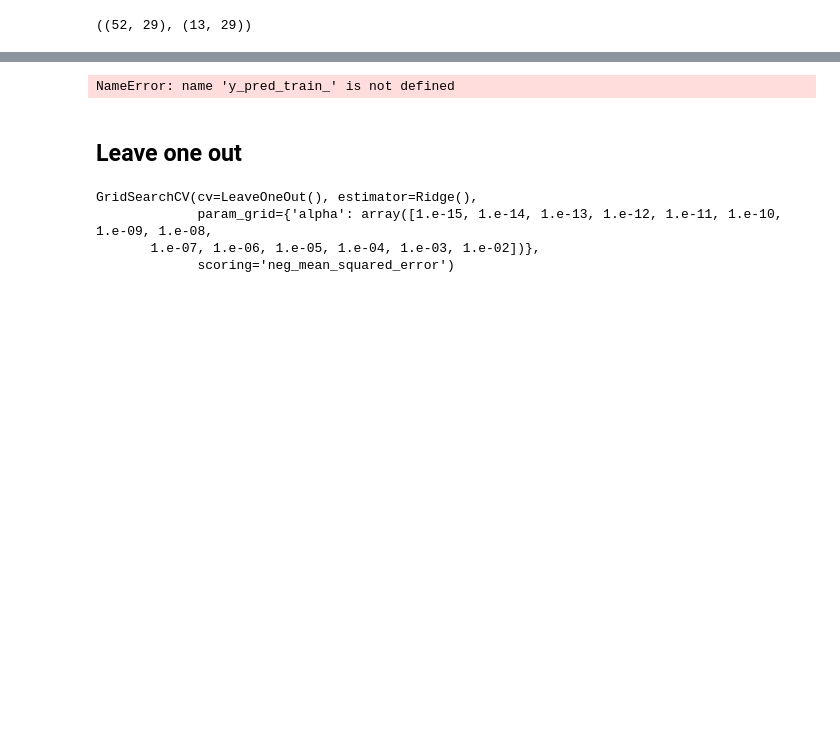
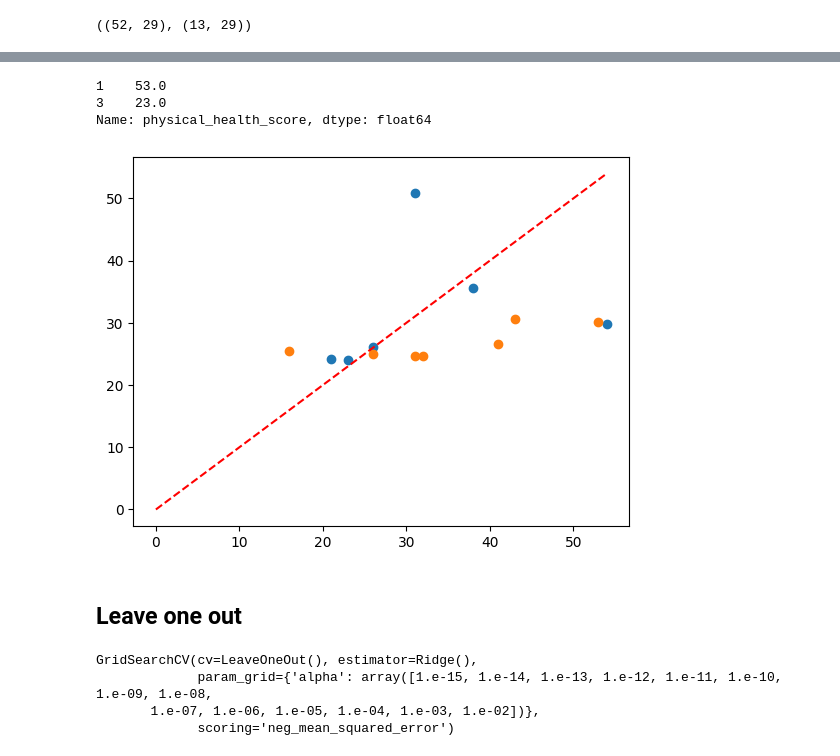
Before and after one commit to g-lago8/CHL-Project, a Jupyter notebook: notebooks/new_features_analysis.ipynb, the cells around one changed output, grey strips where cells are left out. Cells and saved outputs as stored; diff of their text form; code cells hidden in the pictures; blank space fills up the shorter version.

```diff
--- a/notebooks/new_features_analysis.ipynb
+++ b/notebooks/new_features_analysis.ipynb
@@ -317,0 +339,2 @@ ValueError: The truth value of an array with more than one element is ambiguous.
+# %%
+X_train_g161r=X_train[[6,9,15,29,45,50]]
@@ -317,0 +358,2 @@ ValueError: The truth value of an array with more than one element is ambiguous.
+# %%
+X_test_g161r=X_test[[1,3,9,12,14,16,19]]
@@ -318,15 +381,21 @@ ValueError: The truth value of an array with more than one element is ambiguous.
+# %%
+y_g161r[[1,3]]
+# %% [output]
+1    53.0
+3    23.0
+Name: physical_health_score, dtype: float64
 # %%
+y_pred_train_g161r = best_model.predict(X_train_g161r)
+y_train_g161r=y_g161r[y_g161r.index[[8,7,2,6,1,5]]]
 
-
-
-y_pred_train_g161r = best_model.predict(X_g161r)
-
-y_pred_g161r = best_model.predict(X_g161r)
-plt.scatter(y_g161r, y_pred_g161r)
-plt.plot(np.arange(15, 55), np.arange(15, 55), color='red', linestyle='--')
+y_test_g161r=y_g161r[y_g161r.index[[10,0,11,9,4,3,12]]]
+y_pred_test_g161r = best_model.predict(X_test_g161r)
+plt.scatter(y_train_g161r,y_pred_train_g161r)
+plt.scatter(y_test_g161r, y_pred_test_g161r)
+plt.plot(np.arange(0, 55), np.arange(0, 55), color='red', linestyle='--')
 plt.show()
 # %% [output]
-NameError: name 'y_pred_train_' is not defined
+[figure, added]
 # %% [markdown]
 ## Leave one out
 # %%
```
Also changed, not shown: parts of 15 cells of this notebook.
